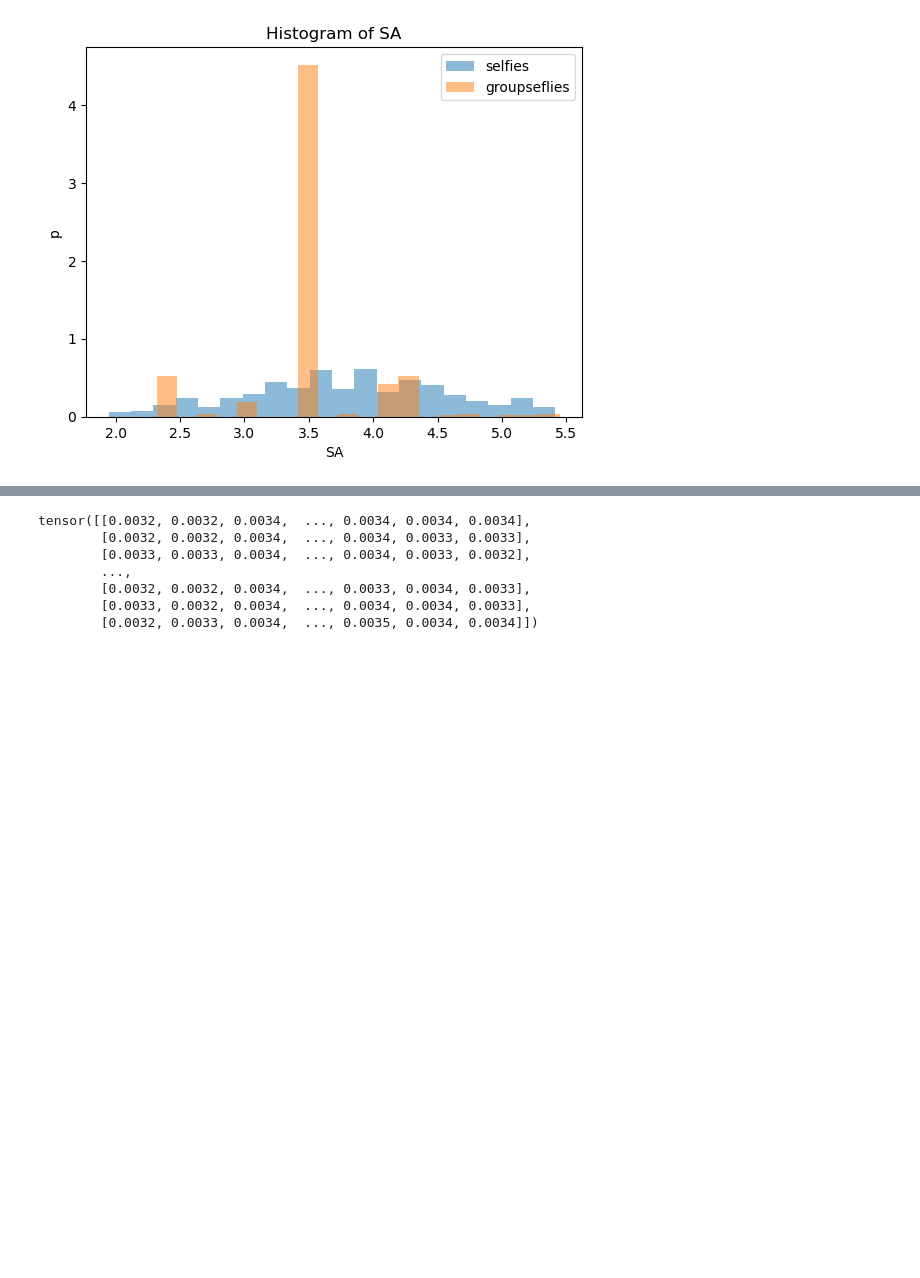
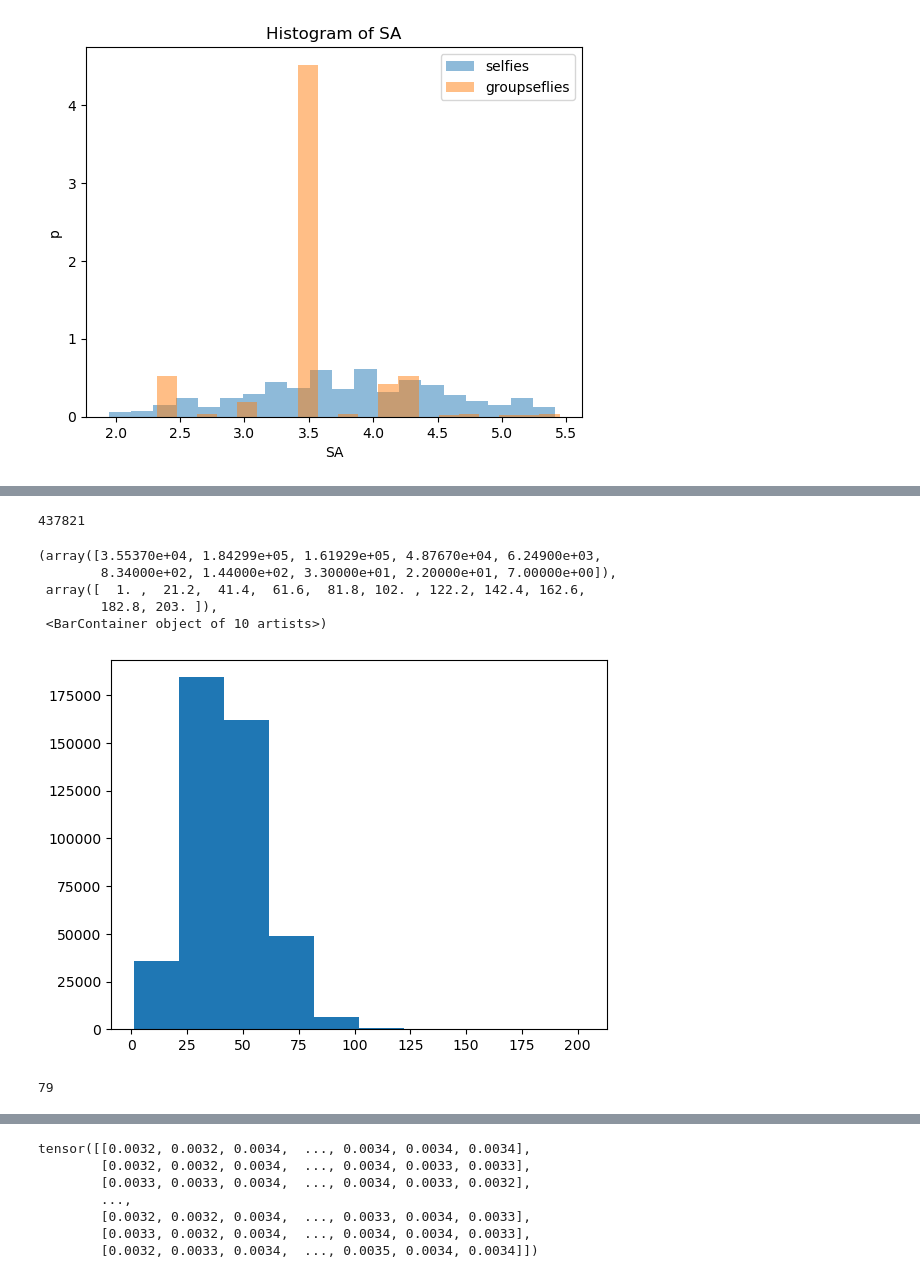
Before and after one commit to naigamshah/LIMO-Plus, a Jupyter notebook: playground.ipynb, the cells around one changed output, grey strips where cells are left out. Drawn from its saved outputs; the diff is of its cells as text; code cells hidden in the pictures; blank space fills up the shorter version.

```diff
--- a/playground.ipynb
+++ b/playground.ipynb
@@ -83,0 +127,22 @@ for s in ss:
+# %%
+csv = "data/USPTO_MIT.csv"
+prod_list = []
+with open(csv, "r") as f:
+    ls = f.readlines()
+    for l in ls[1:]:
+        rxn = l.strip()
+        prods = rxn.split(">")[2].split(".")
+        prod_list.extend(prods)
+# %%
+len(list(set(prod_list)))
+# %% [output]
+437821
+# %%
+plt.hist([len(x) for x in list(set(prod_list))])
+# %% [output]
+(array([3.55370e+04, 1.84299e+05, 1.61929e+05, 4.87670e+04, 6.24900e+03,
+        8.34000e+02, 1.44000e+02, 3.30000e+01, 2.20000e+01, 7.00000e+00]),
+ array([  1. ,  21.2,  41.4,  61.6,  81.8, 102. , 122.2, 142.4, 162.6,
+        182.8, 203. ]),
+ <BarContainer object of 10 artists>)
+[figure, added]
@@ -83,0 +155,4 @@ for s in ss:
+# %%
+len(fragments)
+# %% [output]
+79
```
Also changed, not shown: parts of 7 cells of this notebook, 18 other files.
